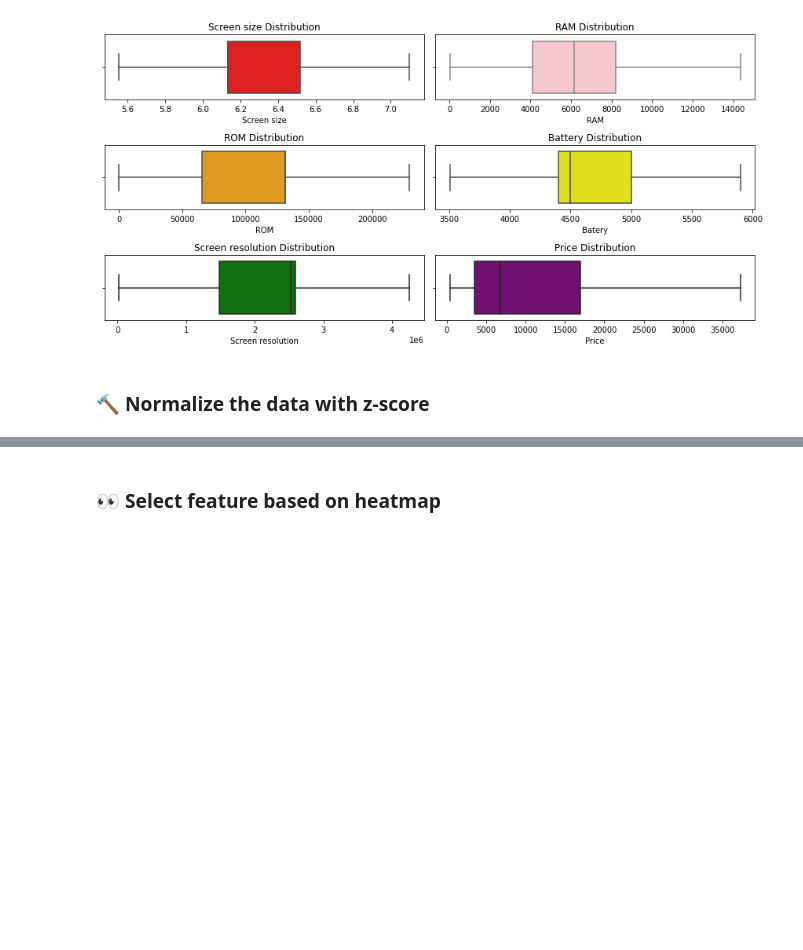
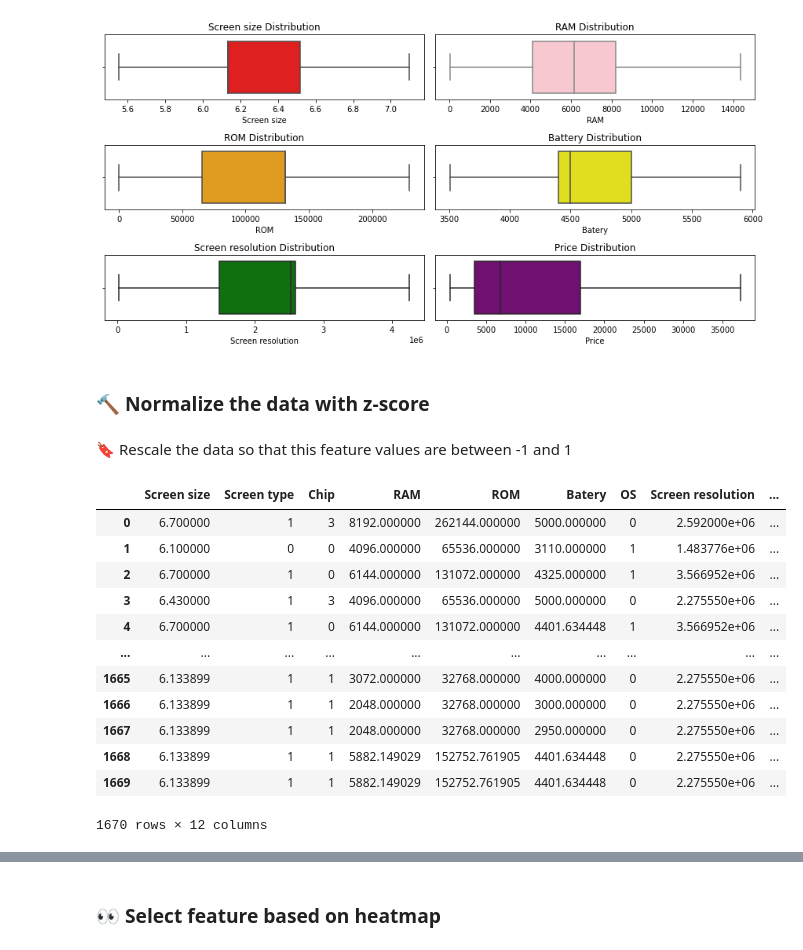
Before and after one commit to bongudth/mobile-price-prediction, a Jupyter notebook: feature_engineering.ipynb, the cells around one changed output, grey strips where cells are left out. Saved outputs shown, nothing was run; the diff lists cells and outputs as text; code cells hidden in the pictures; blank space fills up the shorter version.

```diff
--- a/feature_engineering.ipynb
+++ b/feature_engineering.ipynb
@@ -174,12 +174,30 @@ plt.tight_layout()
 [figure]
 # %% [markdown]
 ### 🔨 Normalize the data with z-score
+# %% [markdown]
+🔖 Rescale the data so that this feature values are between -1 and 1
 # %%
 from sklearn.preprocessing import StandardScaler
 
 scaler = StandardScaler()
 
 vars_normalizing = ['RAM', 'ROM', 'Batery', 'Screen resolution']
 
 data_train[vars_normalizing] = scaler.fit_transform(data_train[vars_normalizing])
 data_test[vars_normalizing] = scaler.transform(data_test[vars_normalizing])
+
+data
+# %% [output]
+|  | Screen size | Screen type | Chip | RAM | ROM | Batery | OS | Screen resolution | ... |
+| 0 | 6.700000 | 1 | 3 | 8192.000000 | 262144.000000 | 5000.000000 | 0 | 2.592000e+06 | ... |
+| 1 | 6.100000 | 0 | 0 | 4096.000000 | 65536.000000 | 3110.000000 | 1 | 1.483776e+06 | ... |
+| 2 | 6.700000 | 1 | 0 | 6144.000000 | 131072.000000 | 4325.000000 | 1 | 3.566952e+06 | ... |
+| 3 | 6.430000 | 1 | 3 | 4096.000000 | 65536.000000 | 5000.000000 | 0 | 2.275550e+06 | ... |
+| 4 | 6.700000 | 1 | 0 | 6144.000000 | 131072.000000 | 4401.634448 | 1 | 3.566952e+06 | ... |
+| ... | ... | ... | ... | ... | ... | ... | ... | ... | ... |
+| 1665 | 6.133899 | 1 | 1 | 3072.000000 | 32768.000000 | 4000.000000 | 0 | 2.275550e+06 | ... |
+| 1666 | 6.133899 | 1 | 1 | 2048.000000 | 32768.000000 | 3000.000000 | 0 | 2.275550e+06 | ... |
+| 1667 | 6.133899 | 1 | 1 | 2048.000000 | 32768.000000 | 2950.000000 | 0 | 2.275550e+06 | ... |
+| 1668 | 6.133899 | 1 | 1 | 5882.149029 | 152752.761905 | 4401.634448 | 0 | 2.275550e+06 | ... |
+| 1669 | 6.133899 | 1 | 1 | 5882.149029 | 152752.761905 | 4401.634448 | 0 | 2.275550e+06 | ... |
+1670 rows × 12 columns
```
Also changed, not shown: parts of 8 cells of this notebook, 5 other files.
